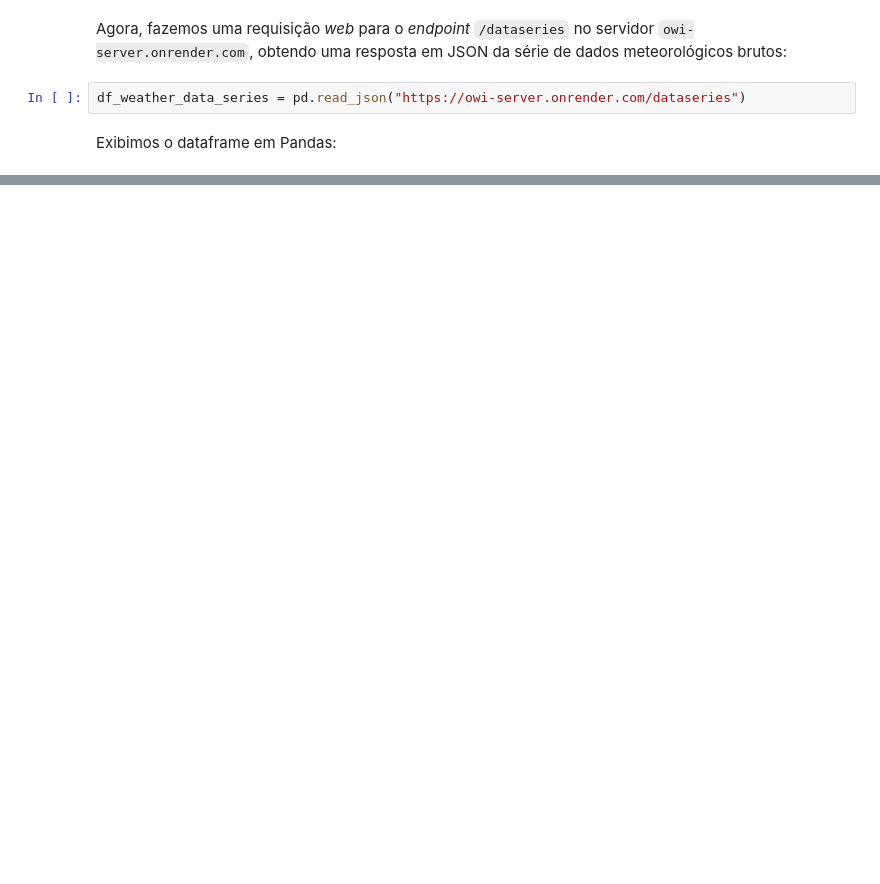
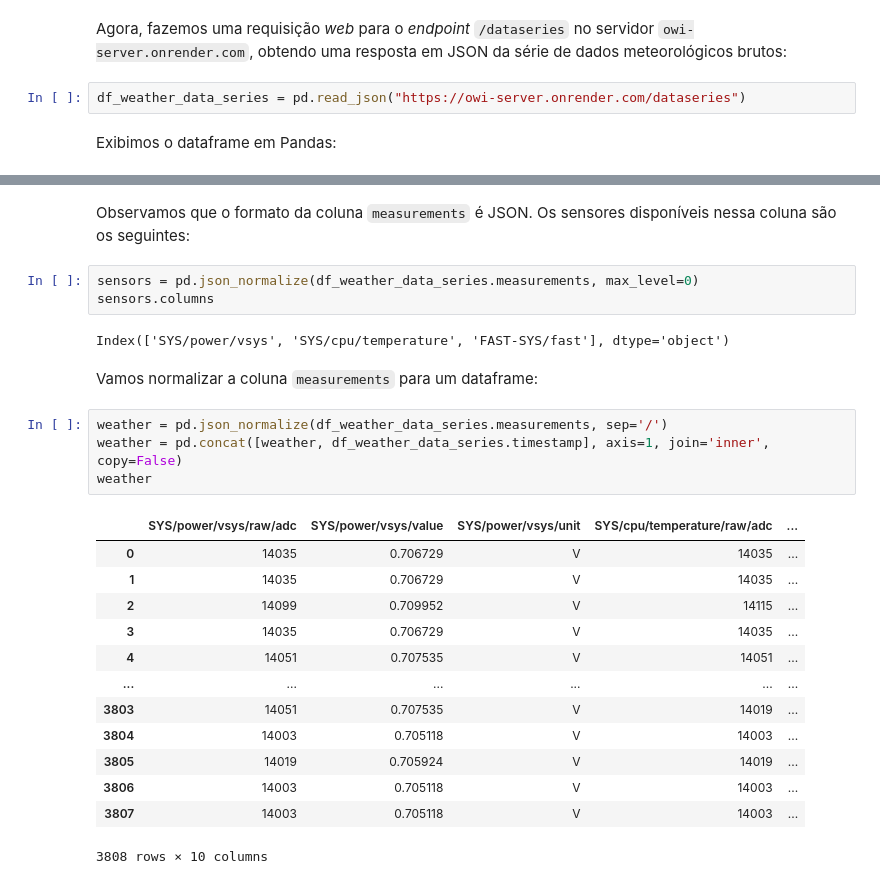
Before and after one commit to open-weather-iot/owi-client-examples, a Jupyter notebook: examples/python-experiments.ipynb, the cells around one changed output, grey strips where cells are left out. Drawn from its saved outputs; the diff is of its cells as text; blank space fills up the shorter version.

```diff
--- a/examples/python-experiments.ipynb
+++ b/examples/python-experiments.ipynb
@@ -74,0 +35,27 @@ df_weather_data_series_csv
+# %% [markdown]
+Observamos que o formato da coluna `measurements` é JSON. Os sensores disponíveis nessa coluna são os seguintes:
+# %%
+sensors = pd.json_normalize(df_weather_data_series.measurements, max_level=0)
+sensors.columns
+# %% [output]
+Index(['SYS/power/vsys', 'SYS/cpu/temperature', 'FAST-SYS/fast'], dtype='object')
+# %% [markdown]
+Vamos normalizar a coluna `measurements` para um dataframe:
+# %%
+weather = pd.json_normalize(df_weather_data_series.measurements, sep='/')
+weather = pd.concat([weather, df_weather_data_series.timestamp], axis=1, join='inner', copy=False)
+weather
+# %% [output]
+|  | SYS/power/vsys/raw/adc | SYS/power/vsys/value | SYS/power/vsys/unit | SYS/cpu/temperature/raw/adc | ... |
+| 0 | 14035 | 0.706729 | V | 14035 | ... |
+| 1 | 14035 | 0.706729 | V | 14035 | ... |
+| 2 | 14099 | 0.709952 | V | 14115 | ... |
+| 3 | 14035 | 0.706729 | V | 14035 | ... |
+| 4 | 14051 | 0.707535 | V | 14051 | ... |
+| ... | ... | ... | ... | ... | ... |
+| 3803 | 14051 | 0.707535 | V | 14019 | ... |
+| 3804 | 14003 | 0.705118 | V | 14003 | ... |
+| 3805 | 14019 | 0.705924 | V | 14019 | ... |
+| 3806 | 14003 | 0.705118 | V | 14003 | ... |
+| 3807 | 14003 | 0.705118 | V | 14003 | ... |
+3808 rows × 10 columns
```
Also changed, not shown: parts of 17 cells of this notebook, 2 other files.
